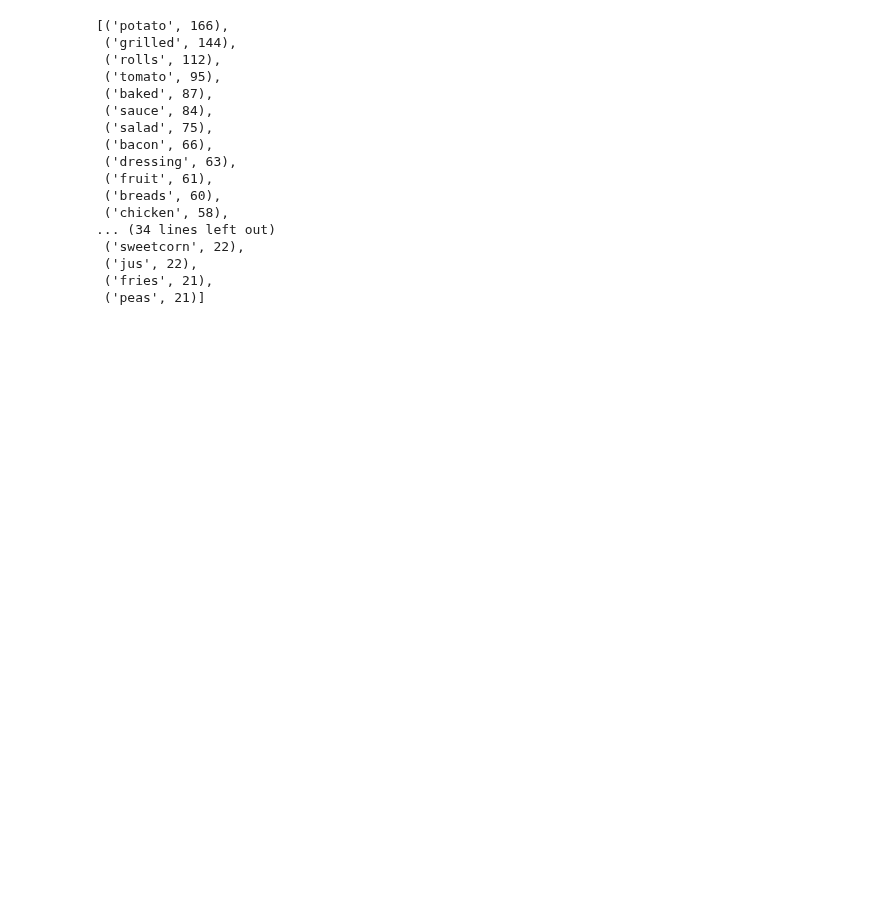
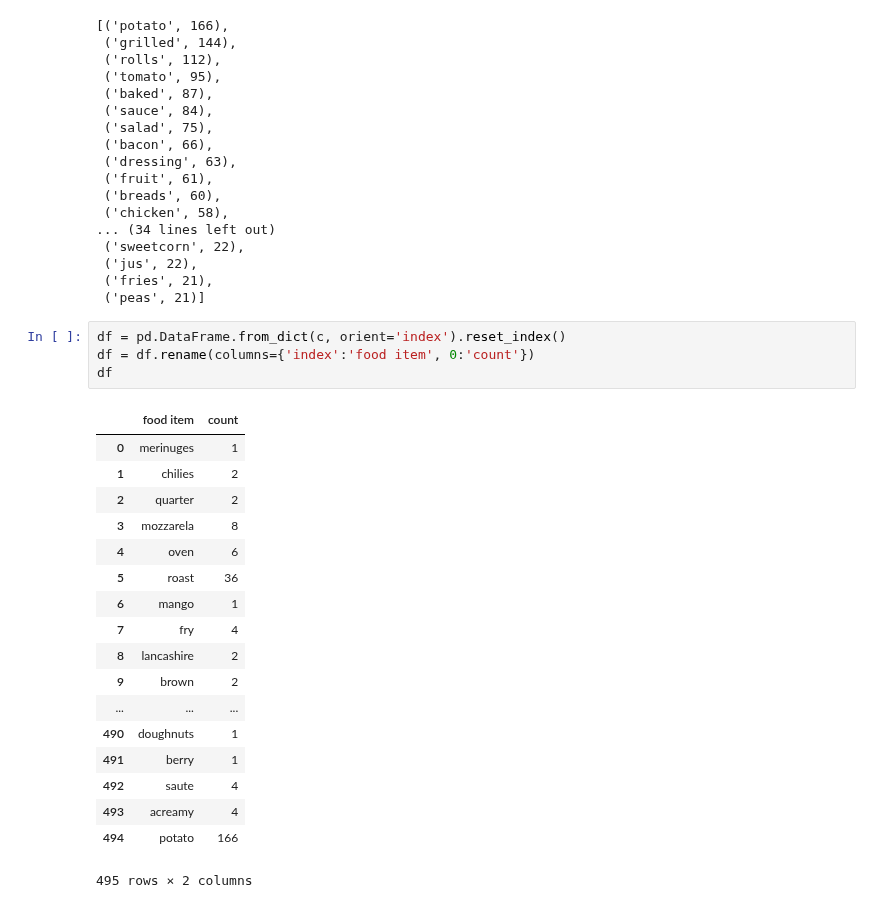
Before and after one commit to edinburghlivinglab/dds-notebooks, a Jupyter notebook: notebooks/jmcc_menu.ipynb, the cells around one changed output. Saved outputs shown, nothing was run; the diff lists cells and outputs as text; blank space fills up the shorter version.

```diff
--- a/notebooks/jmcc_menu.ipynb
+++ b/notebooks/jmcc_menu.ipynb
@@ -74,3 +74,26 @@ c.most_common(50)
  ('jus', 22),
  ('fries', 21),
  ('peas', 21)]
+# %%
+df = pd.DataFrame.from_dict(c, orient='index').reset_index()
+df = df.rename(columns={'index':'food item', 0:'count'})
+df
+# %% [output]
+|  | food item | count |
+| 0 | merinuges | 1 |
+| 1 | chilies | 2 |
+| 2 | quarter | 2 |
+| 3 | mozzarela | 8 |
+| 4 | oven | 6 |
+| 5 | roast | 36 |
+| 6 | mango | 1 |
+| 7 | fry | 4 |
+| 8 | lancashire | 2 |
+| 9 | brown | 2 |
+| ... | ... | ... |
+| 490 | doughnuts | 1 |
+| 491 | berry | 1 |
+| 492 | saute | 4 |
+| 493 | acreamy | 4 |
+| 494 | potato | 166 |
+495 rows × 2 columns
```
Also changed, not shown: parts of 1 cell of this notebook.
